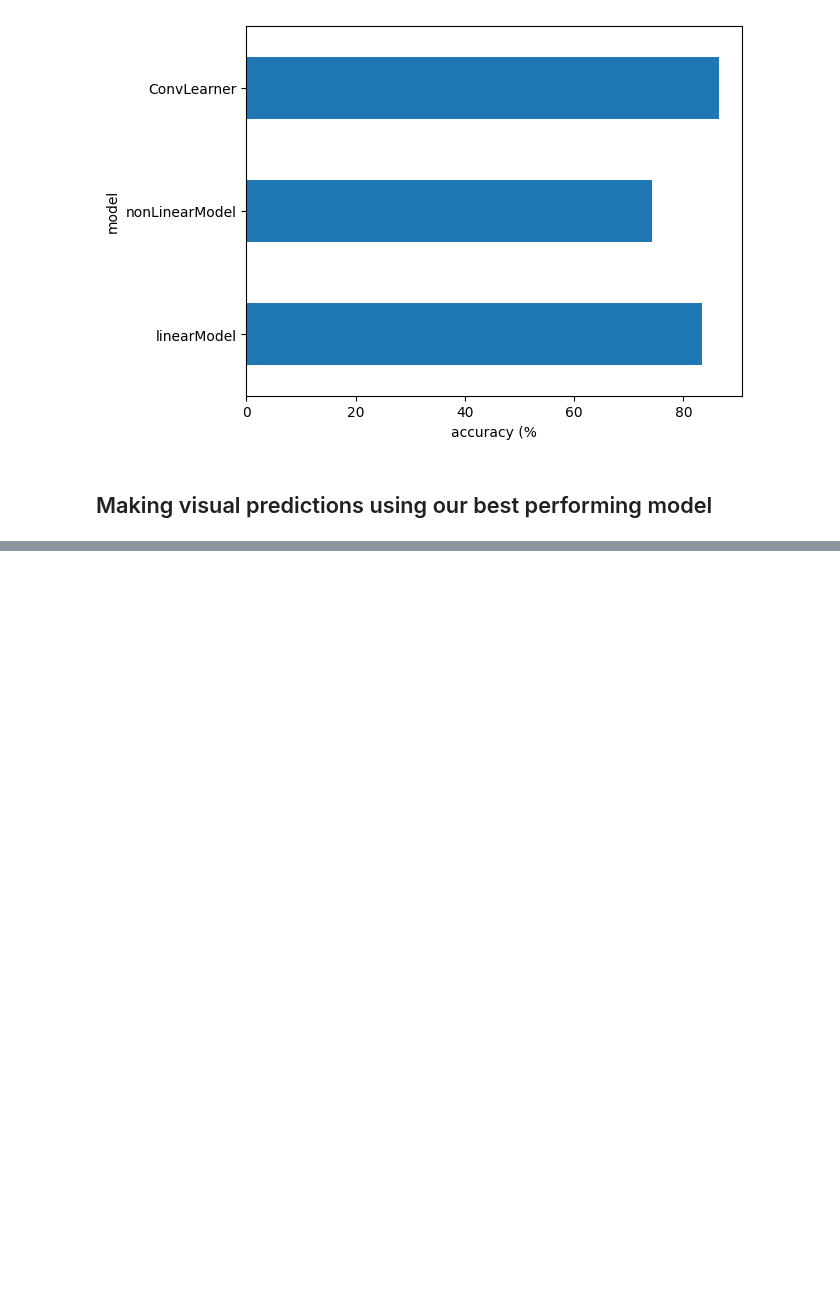
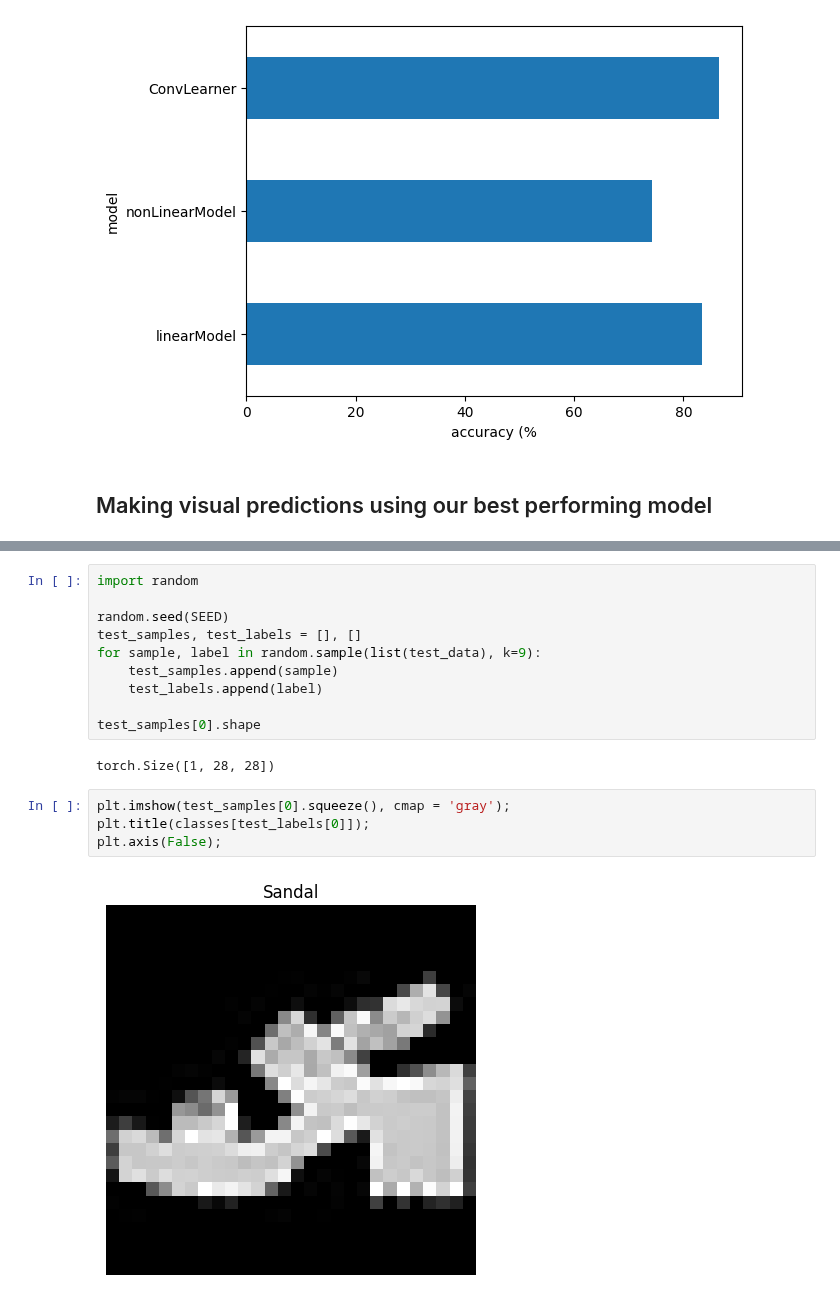
Before and after one commit to tituslhy/symmetrical-octo-spork, a Jupyter notebook: Notebooks/3. ComputerVision.ipynb, the cells around one changed output, grey strips where cells are left out. Saved outputs shown, nothing was run; the diff lists cells and outputs as text; blank space fills up the shorter version.

```diff
--- a/Notebooks/3. ComputerVision.ipynb
+++ b/Notebooks/3. ComputerVision.ipynb
@@ -653,0 +685,18 @@ plt.ylabel('model');
+# %%
+import random
+
+random.seed(SEED)
+test_samples, test_labels = [], []
+for sample, label in random.sample(list(test_data), k=9):
+    test_samples.append(sample)
+    test_labels.append(label)
+
+test_samples[0].shape
+# %% [output]
+torch.Size([1, 28, 28])
+# %%
+plt.imshow(test_samples[0].squeeze(), cmap = 'gray');
+plt.title(classes[test_labels[0]]);
+plt.axis(False);
+# %% [output]
+[figure, added]
```
Also changed, not shown: parts of 45 cells of this notebook, 1 other file.
